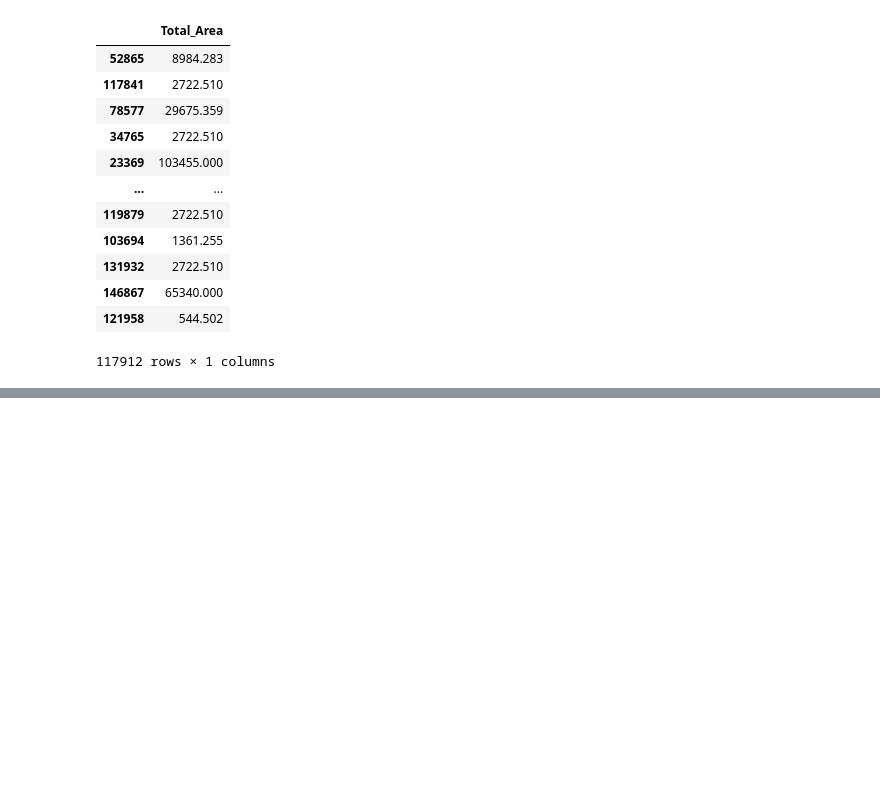
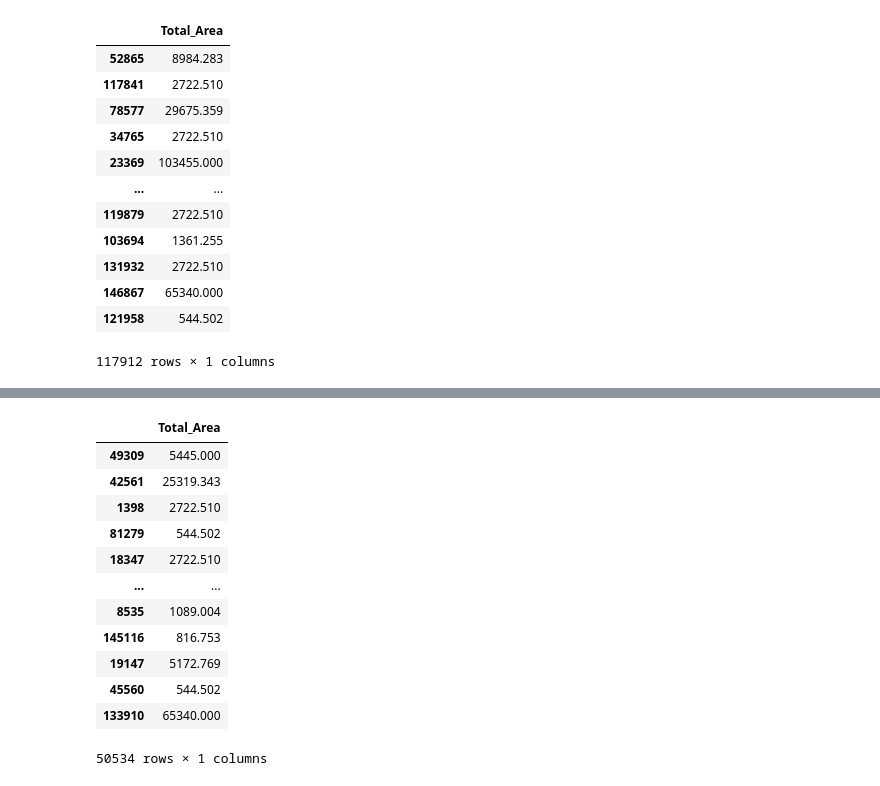
Before and after one commit to Millrocious/python-ai, a Jupyter notebook: Entities_demo.ipynb, the cells around one changed output, grey strips where cells are left out. Drawn from its saved outputs; the diff is of its cells as text; code cells hidden in the pictures; blank space fills up the shorter version.

```diff
--- a/Entities_demo.ipynb
+++ b/Entities_demo.ipynb
@@ -232,0 +351,16 @@ X_train
+# %%
+X_test
+# %% [output]
+|  | Total_Area |
+| 49309 | 5445.000 |
+| 42561 | 25319.343 |
+| 1398 | 2722.510 |
+| 81279 | 544.502 |
+| 18347 | 2722.510 |
+| ... | ... |
+| 8535 | 1089.004 |
+| 145116 | 816.753 |
+| 19147 | 5172.769 |
+| 45560 | 544.502 |
+| 133910 | 65340.000 |
+50534 rows × 1 columns
```
Also changed, not shown: parts of 63 cells of this notebook.
